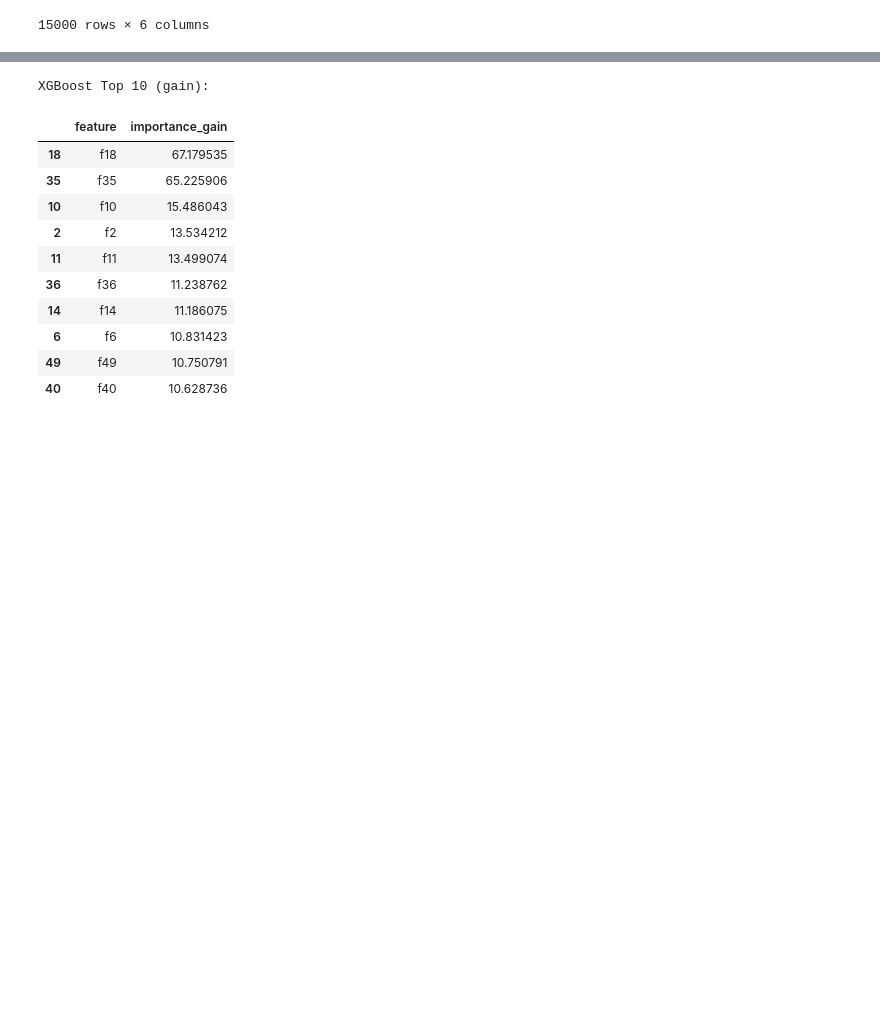
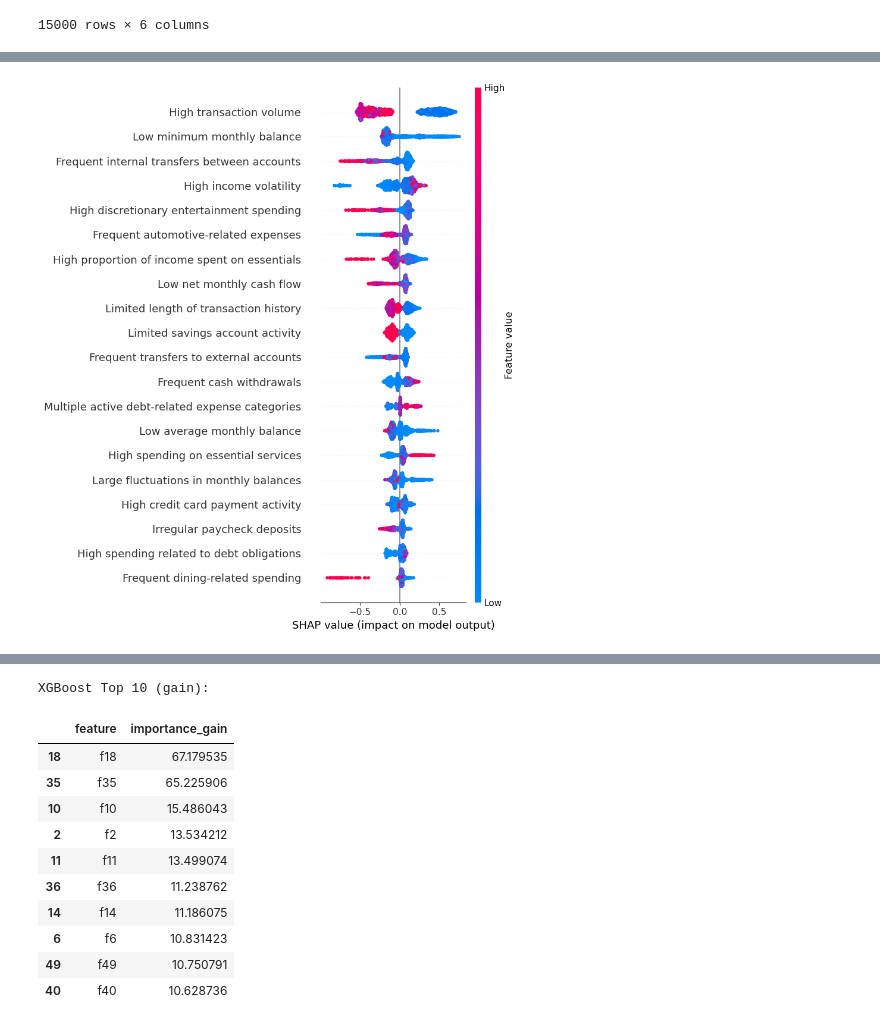
Before and after one commit to elliekwang/DSC180A_B01_2, a Jupyter notebook: Winter_2026/ellie_w8.ipynb, the cells around one changed output, grey strips where cells are left out. Cells and saved outputs as stored; diff of their text form; code cells hidden in the pictures; blank space fills up the shorter version.

```diff
--- a/Winter_2026/ellie_w8.ipynb
+++ b/Winter_2026/ellie_w8.ipynb
@@ -2548,0 +2838,16 @@ final_output
+# %%
+# 1) choose what you explained (same rows, same order)
+explain_n = min(2000, X_test_50.shape[0])
+X_explain_df = X_test_50.iloc[:explain_n].copy()   # <-- dataframe with feature names
+
+# 2) build readable labels
+feature_names = [reason_map.get(f, f) for f in X_explain_df.columns]
+
+# 3) plot (rows match now)
+shap.summary_plot(
+    shap_values.values,          # computed on explain_n rows
+    features=X_explain_df,       # SAME explain_n rows
+    feature_names=feature_names
+)
+# %% [output]
+[figure, added]
```
Also changed, not shown: parts of 52 cells of this notebook.
